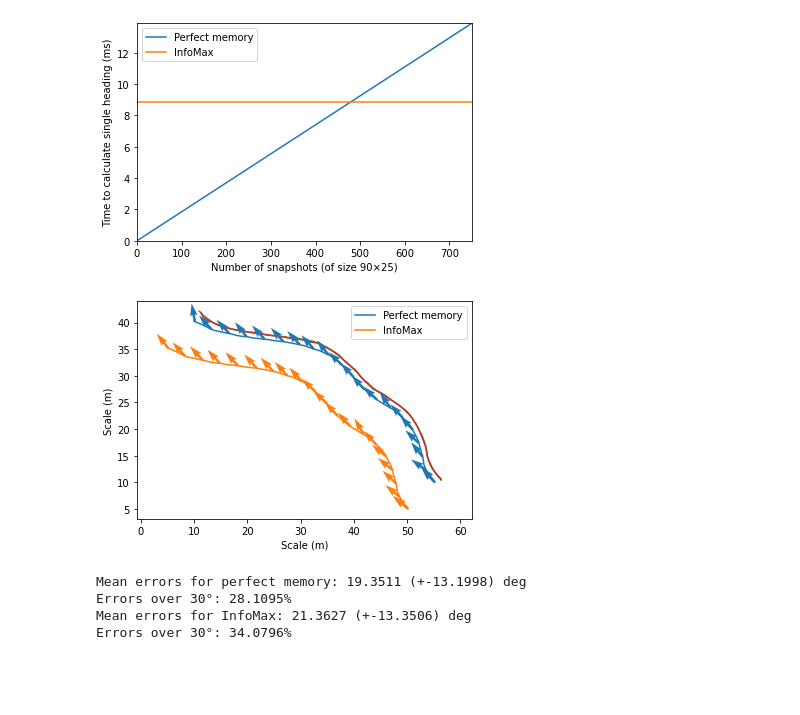
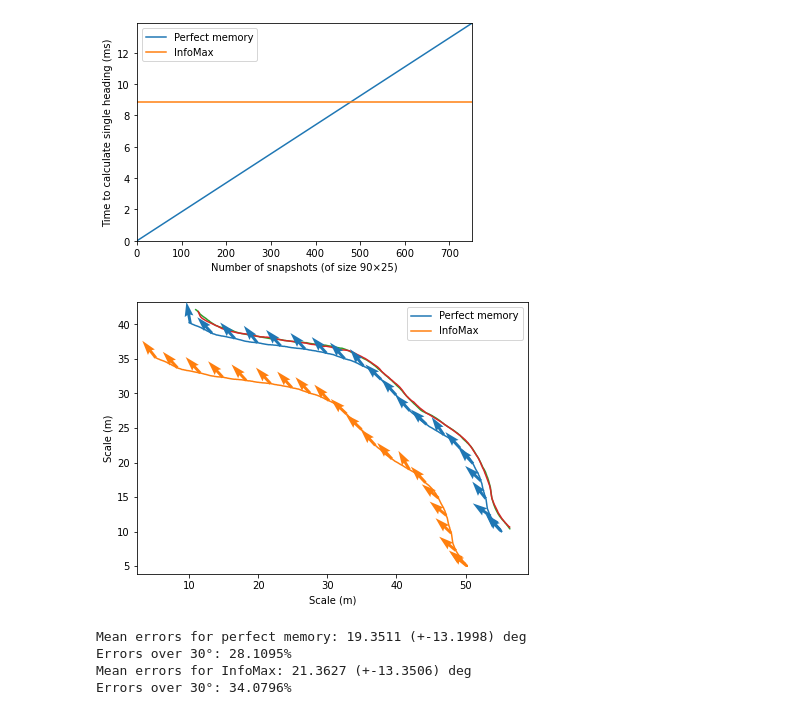
Before and after one commit to BrainsOnBoard/applied_intelligence2021_analysis, a Jupyter notebook: results.ipynb, the cells around one changed output. Saved outputs shown, nothing was run; the diff lists cells and outputs as text; code cells hidden in the pictures; blank space fills up the shorter version.

Commit message:
Save quiver as svg

```diff
--- a/results.ipynb
+++ b/results.ipynb
@@ -67,35 +67,37 @@ def fix_headings(headings):
 # Shift all points so the axes start at (0, 0)
 allpos = np.empty((0, 2))
 for db in [*train_dbs, *test_dbs]:
     allpos = np.concatenate((allpos, db.position[:, 0:2]))
 minvals = np.min(allpos, axis=0) - LINE_OFFSET
 
 assert len(test_dbs) == 1
 def plot_headings(ax, data, offset=0):
     line = ax.plot(test_dbs[0].x - minvals[0] + offset, test_dbs[0].y - minvals[1] + offset)
 
     headings = fix_headings(data["testing"]["headings_deg"])
 
     u = np.cos(headings[::STEP])
     v = np.sin(headings[::STEP])
     ax.quiver(test_dbs[0].x[::STEP]-minvals[0]+offset, test_dbs[0].y[::STEP]-minvals[1]+offset, u, v, angles='xy', color=line[0].get_color(), zorder=5)
     return headings
 
-_, ax = plt.subplots() #figsize=(15, 8))
+fig, ax = plt.subplots(figsize=(7, 5))
 headings_pm = plot_headings(ax, data_pm, offset=LINE_OFFSET)
 headings_infomax = plot_headings(ax, data_infomax)
 
 for db in train_dbs:
     ax.plot(db.x - minvals[0] + LINE_OFFSET, db.y - minvals[1] + LINE_OFFSET)
 
 ax.set_xlim(left=0)
 ax.set_ylim(bottom=0)
 ax.axis('equal')
 ax.set_xlabel('Scale (m)')
 ax.set_ylabel('Scale (m)')
 ax.legend(['Perfect memory', 'InfoMax']);
+
+fig.savefig('figure/pm_infomax_quiver.svg', bbox_inches='tight')
 # %% [output]
-[figure, old version]
+[figure, new version]
 # %%
 import math
 
```
